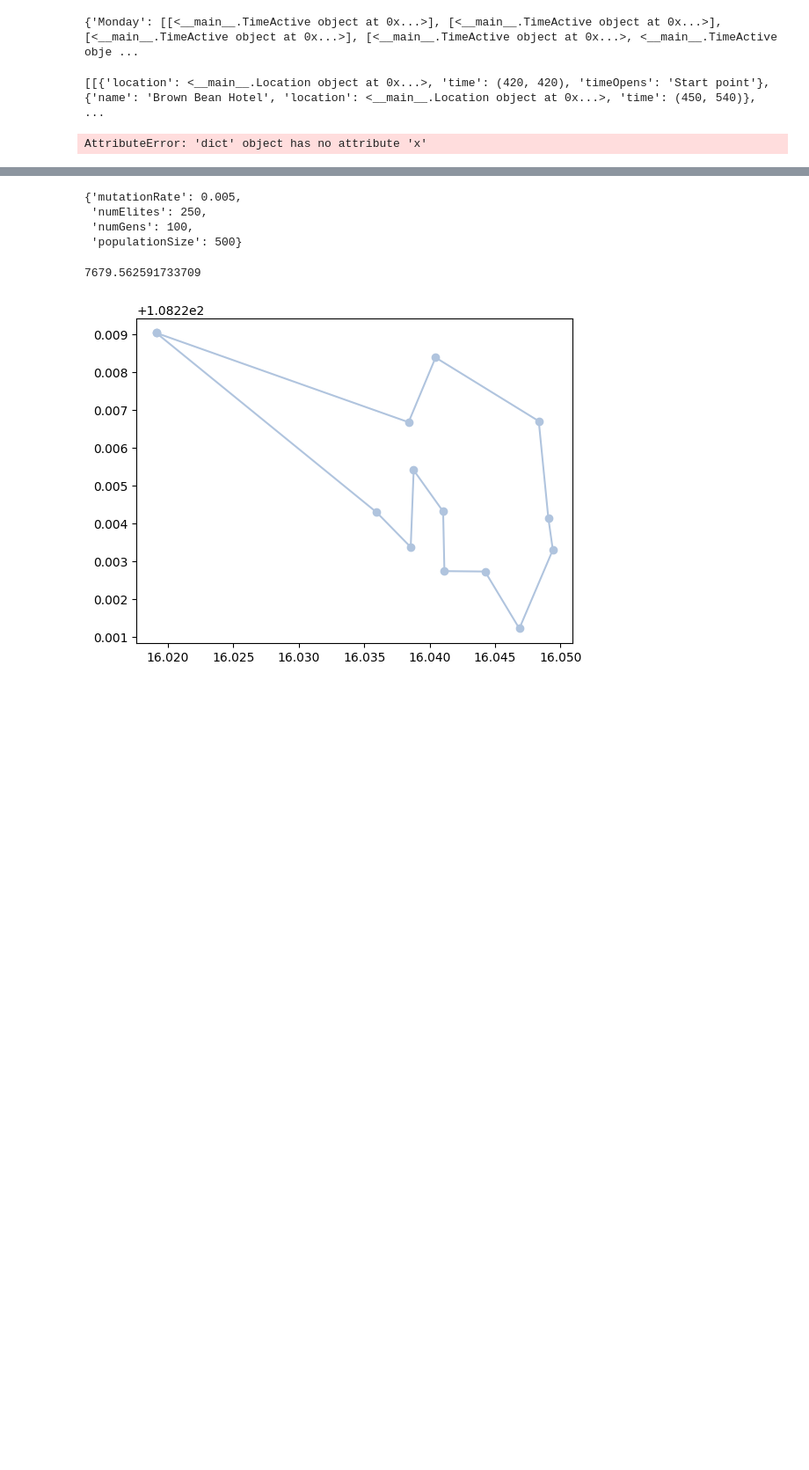
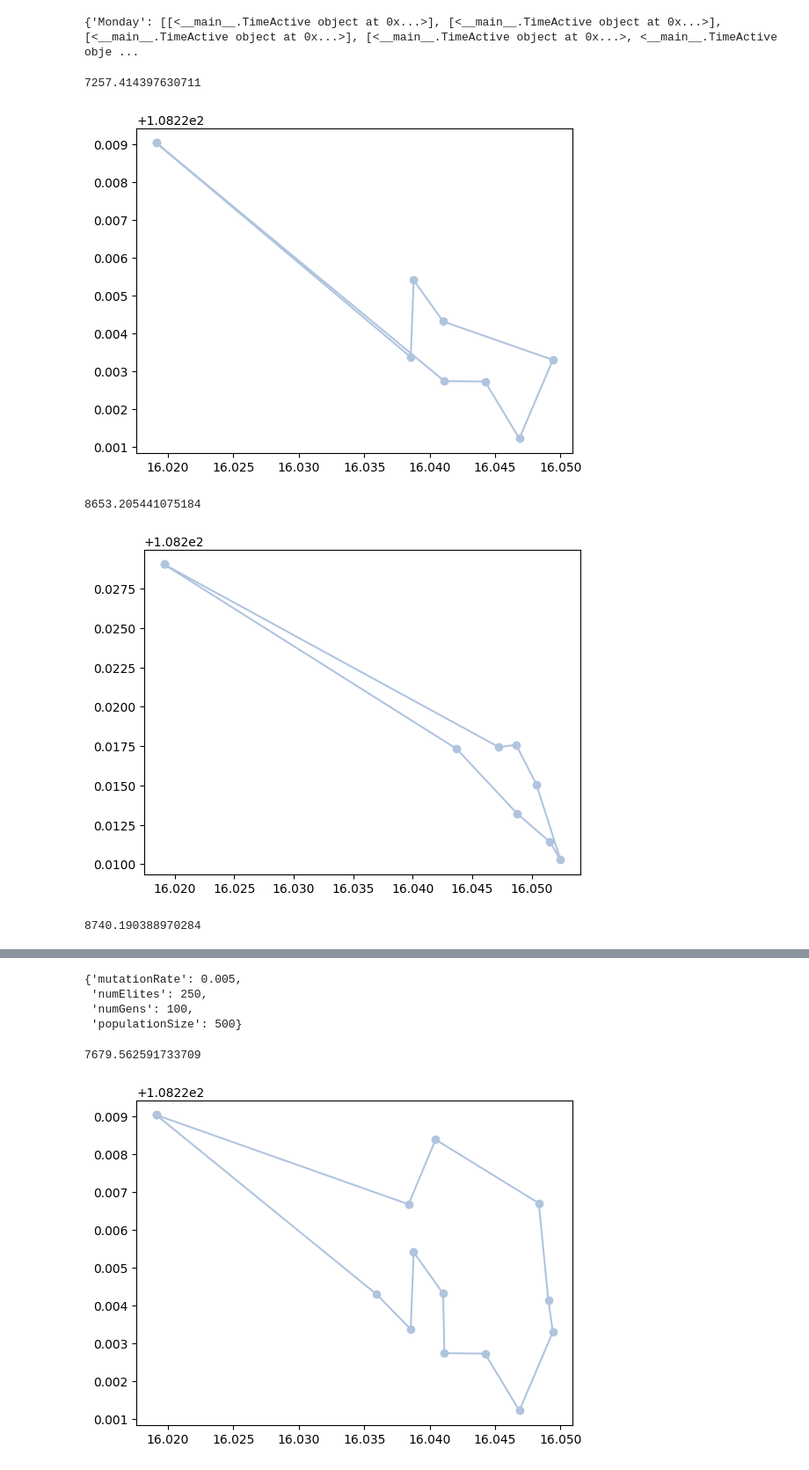
Before and after one commit to anhtuyetdut/Travel-Itinerary, a Jupyter notebook: main2.ipynb, the cells around one changed output, grey strips where cells are left out. Shown at 88% size. Cells and saved outputs as stored; diff of their text form; code cells hidden in the pictures; blank space fills up the shorter version.

```diff
--- a/main2.ipynb
+++ b/main2.ipynb
@@ -199,7 +204,7 @@ def getPointByDay(data, startPoint, startTime, stayTime, day, allPoints):
     return listPoints, listDetailPoints
 # %%
 def nearestNeighborAlgorithm(data):
-    duration_time, num_days, weekdays = handle_duration_and_weekdays("7:00 AM 19/4/2023", "7:00 AM 23/4/2023")
+    duration_time, num_days, weekdays = handle_duration_and_weekdays("7:00 AM 19/4/2023", "7:00 AM 22/4/2023")
     startPoint = (latInit, lngInit)
     allPoints = []
     routesInfo = []
@@ -351,30 +376,38 @@ def crossoverPopulation(mergedPoint: List[List['Location']], numElites: int = 0)
     individuals = random.sample(mergedPoint, len(mergedPoint))
 
     for i in range(1, numElites + 1):
-        children.append(mergedPoint[-i])
+        isTrue = checkArrivalTime(mergedPoint[-i])
+        if isTrue:
+            children.append(mergedPoint[-i])
 
-    for i in range(0, numNonElite):
-        child1, child2 = crossoverMix(individuals[i], individuals[len(mergedPoint) -i -1])
-        child1 = updateArrivalTime(child1)
-        children.append(child1)
+    index = 0
+    while(len(children) < numNonElite + numElites):
+        child1, child2 = crossoverMix(individuals[index], individuals[len(mergedPoint) -index -1])
+        isTrue = checkArrivalTime(child1)
+        if isTrue:
+            children.append(child1)
+        index += 1
 
     return children
 # %%
 def mutation(individual: List['Location'], mutationRate):
     if random.random() < mutationRate:
-        mutation_index_1, mutation_index_2 = random.sample(range(1, len(individual) - 1), 2)
-        begin = min(mutation_index_1, mutation_index_2)
-        end = max(mutation_index_1, mutation_index_2)
+        while(True):
+            mutation_index_1, mutation_index_2 = random.sample(range(1, len(individual) - 1), 2)
+            begin = min(mutation_index_1, mutation_index_2)
+            end = max(mutation_index_1, mutation_index_2)
 
-        individual_begin = individual[:begin]
-        individual_end = individual[end+1:]
+            individual_begin = individual[:begin]
+            individual_end = individual[end+1:]
 
-        individual_center = individual[begin:end+1]
-        individual_center.reverse()
+            individual_center = individual[begin:end+1]
+            individual_center.reverse()
 
-        individual = individual_begin + individual_center + individual_end
+            individual = individual_begin + individual_center + individual_end
 
-        individual = updateArrivalTime(individual)
+            isTrue = checkArrivalTime(individual)
+
+            if isTrue: break
 
     return individual
 # %%
@@ -425,10 +458,16 @@ def geneticAlgorithm(populationSize: int = 1, numElites: int = 0, numGens: int =
 # %%
 def check():
     initLocations = nearestNeighborAlgorithm(newData)
-    print(initLocations)
     for i in initLocations:
-        bfr, brbg, bfbg, bdbg, params = geneticAlgorithm(3000, 500, 50, 0.005, i)
+        bfr, brbg, bfbg, bdbg, params = geneticAlgorithm(500, 250, 50, 0.005, i)
+        print(bfr.routeDistance())
+        x, y = bfr.coordinates()
+        plt.plot(x, y, **{'color': 'lightsteelblue', 'marker': 'o'})
+        plt.show()
 check()
 # %% [output]
-[[{'location': <__main__.Location object at 0x...>, 'time': (420, 420), 'timeOpens': 'Start point'}, {'name': 'Brown Bean Hotel', 'location': <__main__.Location object at 0x...>, 'time': (450, 540)},  ...
+7257.414397630711
+[figure, added]
-AttributeError: 'dict' object has no attribute 'x'
+8653.205441075184
+[figure, added]
+8740.190388970284
```
Also changed, not shown: parts of 17 cells of this notebook, 2 other files.
